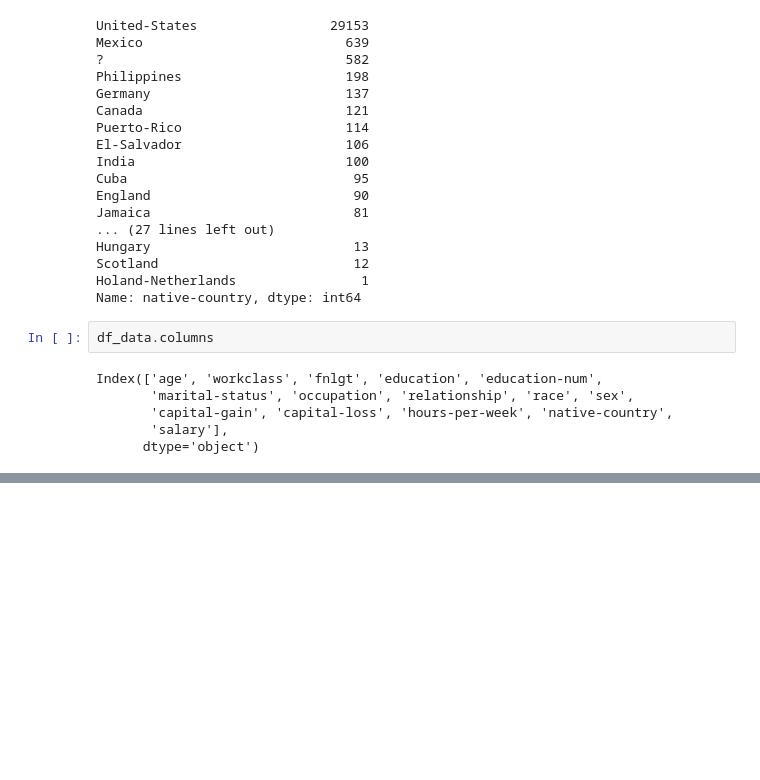
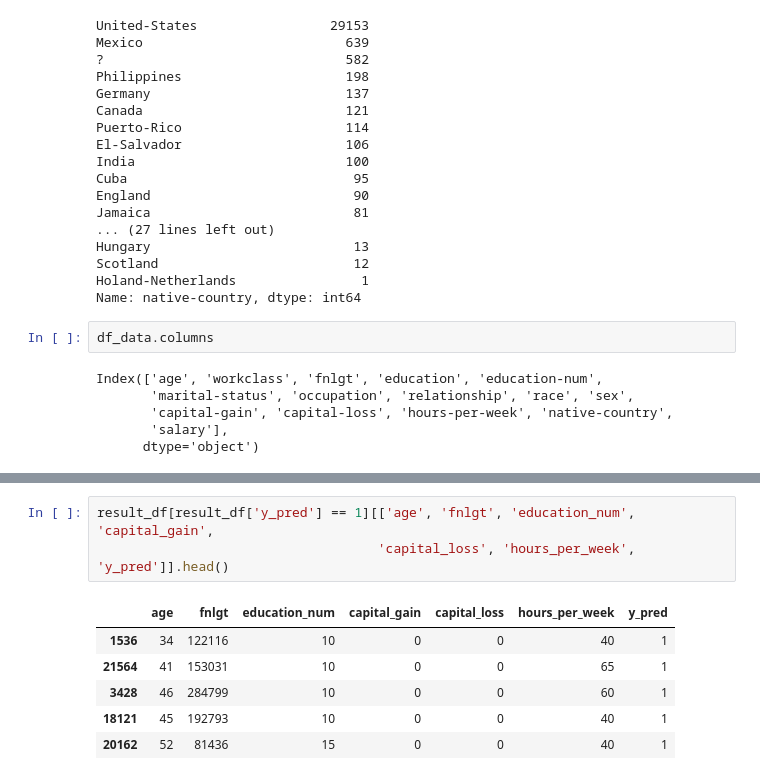
Before and after one commit to kayfuku/deploy-ml-model-on-Heroku-with-FastAPI, a Jupyter notebook: notebooks/EDA.ipynb, the cells around one changed output, grey strips where cells are left out. Cells and saved outputs as stored; diff of their text form; blank space fills up the shorter version.

```diff
--- a/notebooks/EDA.ipynb
+++ b/notebooks/EDA.ipynb
@@ -193,0 +294,10 @@ Index(['age', 'workclass', 'fnlgt', 'education', 'education-num',
+# %%
+result_df[result_df['y_pred'] == 1][['age', 'fnlgt', 'education_num', 'capital_gain',
+                                    'capital_loss', 'hours_per_week', 'y_pred']].head()
+# %% [output]
+|  | age | fnlgt | education_num | capital_gain | capital_loss | hours_per_week | y_pred |
+| 1536 | 34 | 122116 | 10 | 0 | 0 | 40 | 1 |
+| 21564 | 41 | 153031 | 10 | 0 | 0 | 65 | 1 |
+| 3428 | 46 | 284799 | 10 | 0 | 0 | 60 | 1 |
+| 18121 | 45 | 192793 | 10 | 0 | 0 | 40 | 1 |
+| 20162 | 52 | 81436 | 15 | 0 | 0 | 40 | 1 |
```
Also changed, not shown: parts of 10 cells of this notebook, 2 other files.
